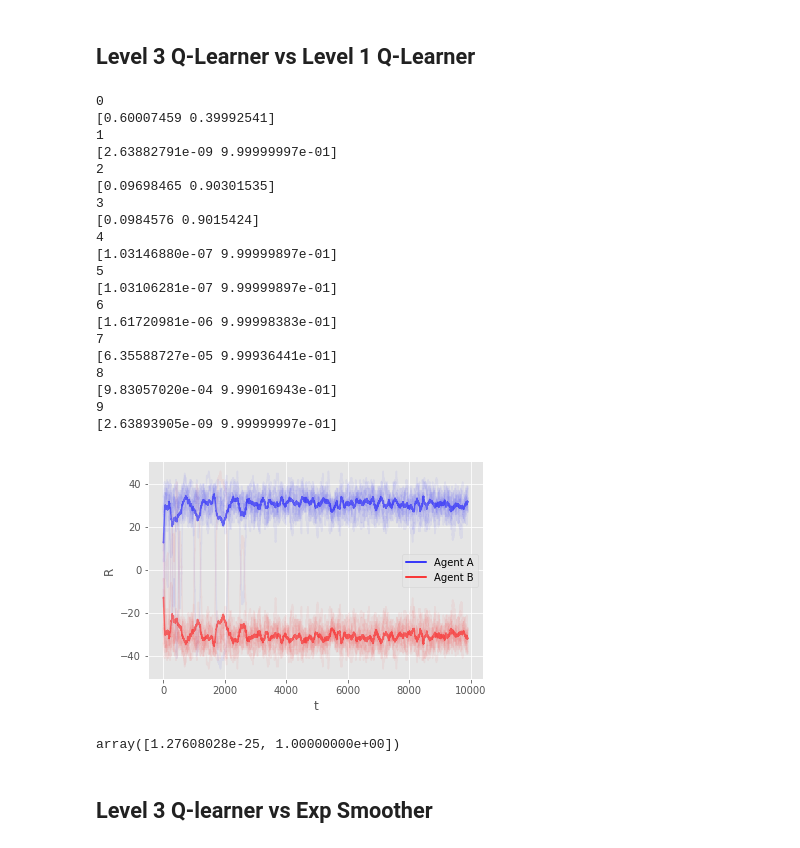
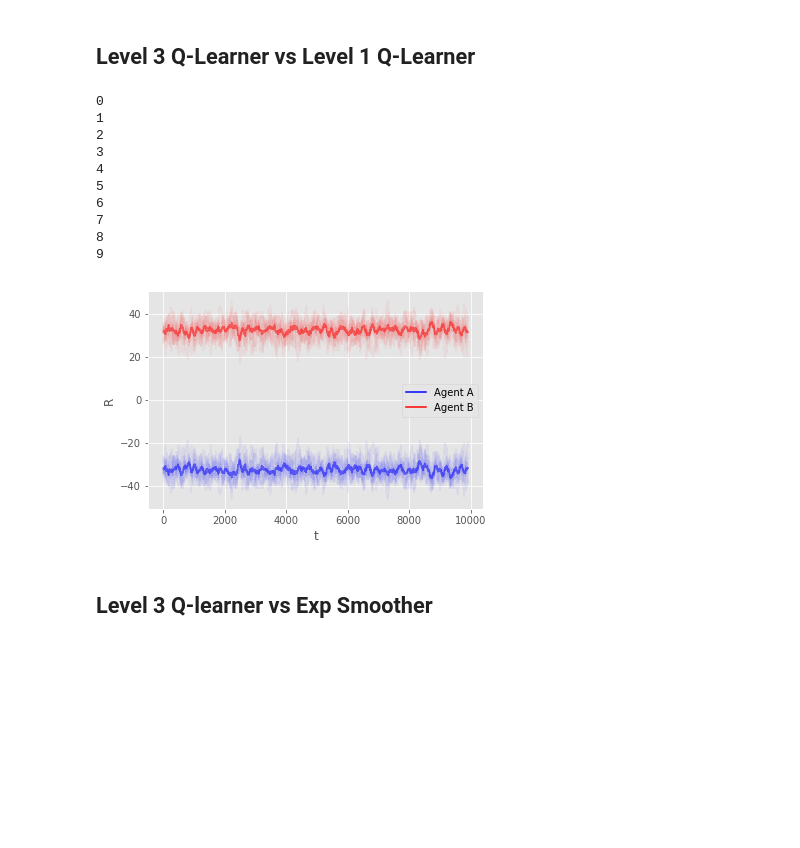
Before and after one commit to vicgalle/ARAMARL, a Jupyter notebook: friend_or_foe.ipynb, the cells around one changed output. Drawn from its saved outputs; the diff is of its cells as text; code cells hidden in the pictures; blank space fills up the shorter version.

```diff
--- a/friend_or_foe.ipynb
+++ b/friend_or_foe.ipynb
@@ -11,7 +11,7 @@ def moving_average(a, n=3) :
     ret[n:] = ret[n:] - ret[:-n]
     return ret[n - 1:] / n
 
-def plot(r0ss, r1ss):
+def plot(r0ss, r1ss, dir="default"):
     # We set a fancy theme
     plt.style.use('ggplot')
     N_EXP = len(r0ss)
@@ -32,6 +32,7 @@ def plot(r0ss, r1ss):
                     Line2D([0], [0], color='r')]
 
     plt.legend(custom_lines,['Agent A', 'Agent B']);
+    plt.savefig(dir + '.png')
 # %% [markdown]
 ## Q-Learner vs Exp Smoother
 # %%
@@ -493,7 +494,7 @@ for n in range(N_EXP):
     P2 =  Level2QAgent(env.available_actions,env.available_actions, n_states=1,
                        learning_rate=0.1, epsilon=0.1, gamma=0.96)
     #P1 =  RandomAgent( env.available_actions, p=0.5)
-    P1 = Level3QAgentMix(env.available_actions, env.available_actions, n_states=1,
+    P1 = Level3QAgent(env.available_actions, env.available_actions, n_states=1,
                       learning_rate=0.1, epsilon=0.1, gamma=0.96)
 
 
@@ -533,9 +534,9 @@ for n in range(N_EXP):
         env.reset()
 
     print(n)
-    print(P1.prob_type)
+    #print(P1.prob_type)
     r0ss.append(r0s)
     r1ss.append(r1s)
-plot(r0ss, r1ss)
+plot(r0ss, r1ss, dir="img/L3Q_vs_L2Q")
 # %% [output]
 0
@@ -577,7 +568,7 @@ for n in range(N_EXP):
     P2 = FPLearningAgent(env.available_actions, env.available_actions, 1, learning_rate=0.1,
                          epsilon=0.1, gamma=gamma)
     #P1 =  RandomAgent( env.available_actions, p=0.5)
-    P1 = Level3QAgentMix(env.available_actions, env.available_actions, n_states=1,
+    P1 = Level3QAgent(env.available_actions, env.available_actions, n_states=1,
                       learning_rate=0.1, epsilon=0.1, gamma=0.96)
 
 
@@ -603,50 +594,36 @@ for n in range(N_EXP):
             _, rewards, done =  env.step([a1,a2])
 
 
             # Agents learn
             P1.update(0, [a1, a2], [rewards[0], rewards[1]], 0)
             P2.update(0, [a2, a1], [rewards[1], rewards[0]], 0)
             #print(P1.enemy.alphaA)
 
             #s = new_s  #stateless!
 
             #print(r0, r1)
             r0s.append(rewards[0])
             r1s.append(rewards[1])
 
         env.reset()
 
     print(n)
-    print(P1.prob_type)
+    #print(P1.prob_type)
     r0ss.append(r0s)
     r1ss.append(r1s)
-plot(r0ss, r1ss)
+plot(r0ss, r1ss, dir="img/L3_vs_L1")
 # %% [output]
 0
-[0.60007459 0.39992541]
 1
-[2.63882791e-09 9.99999997e-01]
 2
-[0.09698465 0.90301535]
 3
-[0.0984576 0.9015424]
 4
-[1.03146880e-07 9.99999897e-01]
 5
-[1.03106281e-07 9.99999897e-01]
 6
-[1.61720981e-06 9.99998383e-01]
 7
-[6.35588727e-05 9.99936441e-01]
 8
-[9.83057020e-04 9.99016943e-01]
 9
-[2.63893905e-09 9.99999997e-01]
-[figure, old version]
+[figure, new version]
-# %%
-P1.prob_type
-# %% [output]
-array([1.27608028e-25, 1.00000000e+00])
 # %% [markdown]
 ## Level 3 Q-learner vs Exp Smoother
 # %%
```
Also changed, not shown: parts of 6 cells of this notebook, 1 other file.
